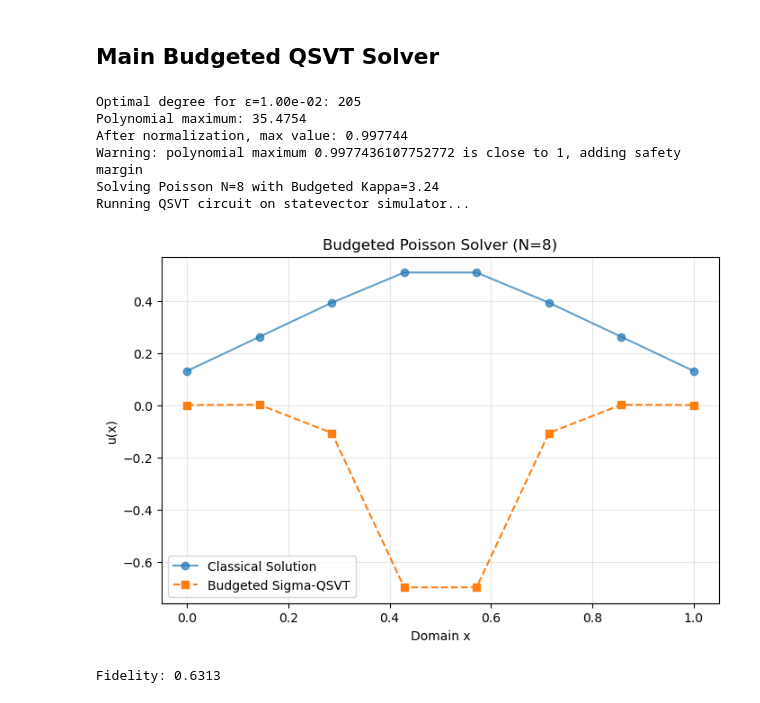
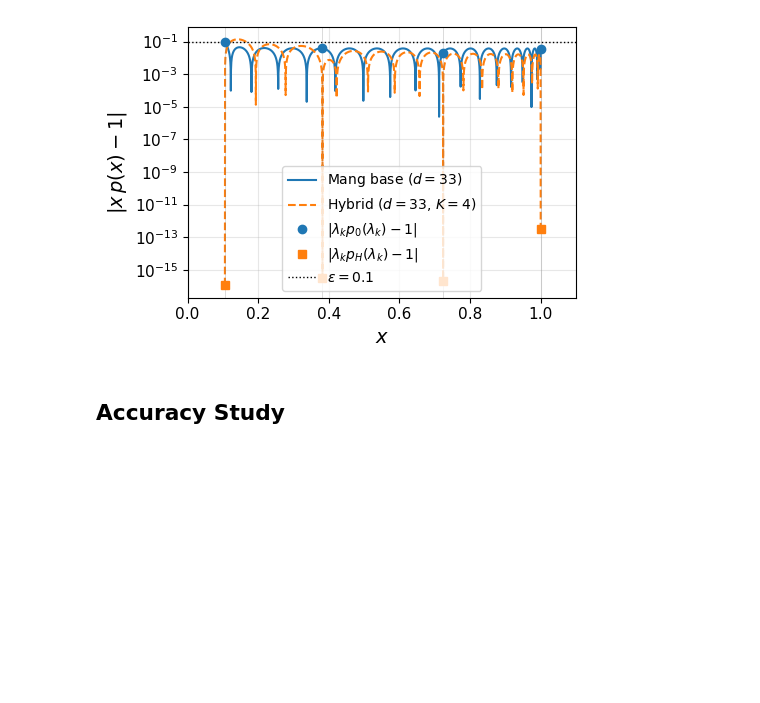
Before and after one commit to UW-ERSL/SpectralCorrectionQSVT, a Jupyter notebook: main.ipynb, the cells around one changed output. Drawn from its saved outputs; the diff is of its cells as text; code cells hidden in the pictures; blank space fills up the shorter version.

```diff
--- a/main.ipynb
+++ b/main.ipynb
@@ -58,61 +41,12 @@ n=512 | Full Kappa: 106242.3 | Eff Kappa: 440.4 | Savings:  95.9%
-# %% [markdown]
-## Main Budgeted QSVT Solver
-# %%
-
-# 1. Setup Parameters
-m = 3
-n = 2**m
-x = np.linspace(0, 1, n)
-
-# 2. Define a "Budgeted" Point Load
-# Gaussian pulse centered at 0.5
-b = np.exp(-(x - 0.5)**2 / (2 * 0.1**2))
-b /= np.linalg.norm(b)
-
-# 3. Define Spectral Bounds (from your scaling study)
-# Smallest eigenvalue for Poisson
-sigma_min = (np.pi / n)**2
-# Budgeted plateau (kappa_eff approx 440 in your plot, but scaled for N=8 here)
-sigma_cut = 0.5
-kappa_eff = sigma_cut / sigma_min
-
-# 4. Initialize Solver
-# This uses the SigmaBasisBlockEncoding we integrated earlier
-solver = BudgetedSigmaQSVT(
-    m=m,
-    b=b,
-    sigma_min=sigma_min,
-    sigma_cut=sigma_cut,
-    target_error=1e-2
-)
-
-# 5. Solve
-print(f"Solving Poisson N={n} with Budgeted Kappa={kappa_eff:.2f}")
-u_quantum = solver.solve(stateVector=True)
-
-# 6. Verification
-A_full = solver.encoder.get_full_matrix() * solver.encoder.alpha
-u_classical = np.linalg.solve(A_full, b)
-u_classical /= np.linalg.norm(u_classical)
-
-# 7. Plotting
-plt.figure(figsize=(8, 5))
-plt.plot(x, u_classical, 'o-', label='Classical Solution', alpha=0.7)
-plt.plot(x, u_quantum.real, 's--', label='Budgeted Sigma-QSVT')
-plt.title(f"Budgeted Poisson Solver (N={n})")
-plt.xlabel("Domain x")
-plt.ylabel("u(x)")
-plt.legend()
-plt.grid(True, alpha=0.3)
-plt.show()
-
-print(f"Fidelity: {np.abs(np.dot(u_quantum.conj(), u_classical))**2:.4f}")
-# %% [output]
-Optimal degree for ε=1.00e-02: 205
-Polynomial maximum: 35.4754
-After normalization, max value: 0.997744
-Warning: polynomial maximum 0.9977436107752772 is close to 1, adding safety margin
-Solving Poisson N=8 with Budgeted Kappa=3.24
-Running QSVT circuit on statevector simulator...
-[figure, removed]
-Fidelity: 0.6313
+# %%
+kappa   = 9.4721
+epsilon = 0.1
+lam = np.array([1/kappa, 0.381966, 0.723607, 1.000000])
+basePolynomial  = 'mang' # 'remez' or 'mang' or 'sunderhauf'
+plot_hybrid_compare(kappa=kappa, epsilon=epsilon,
+                                eigenvalues=lam , base=basePolynomial)
+plt.show()
+# %% [output]
+[figure, added]
+# %% [markdown]
+## Accuracy Study
```
Also changed, not shown: parts of 21 cells of this notebook, 4 other files.
